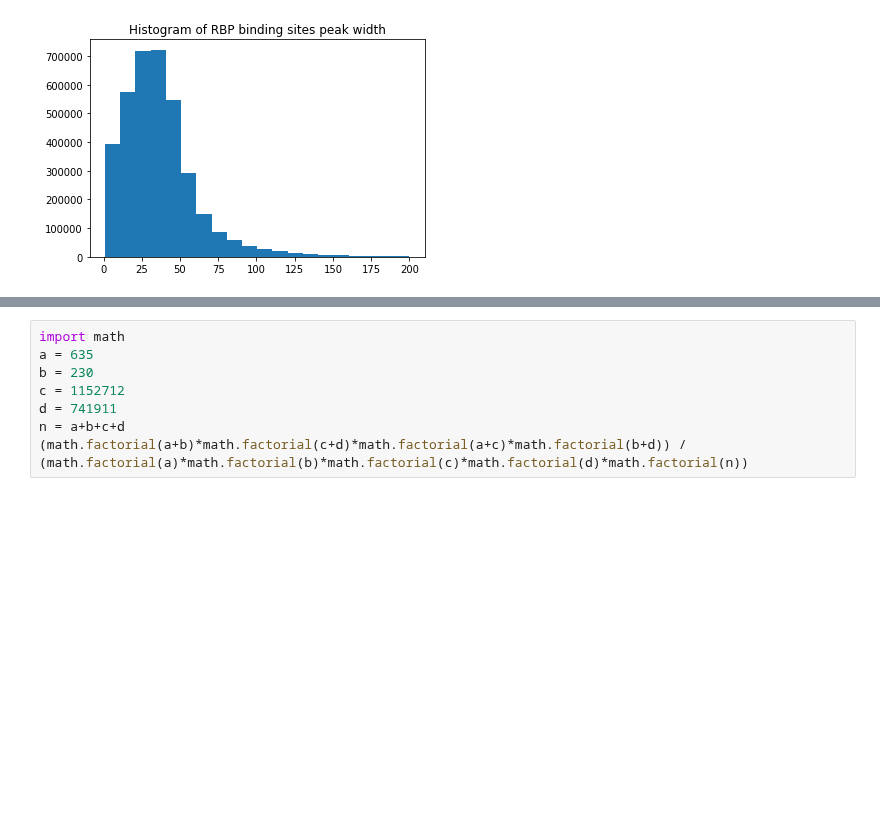
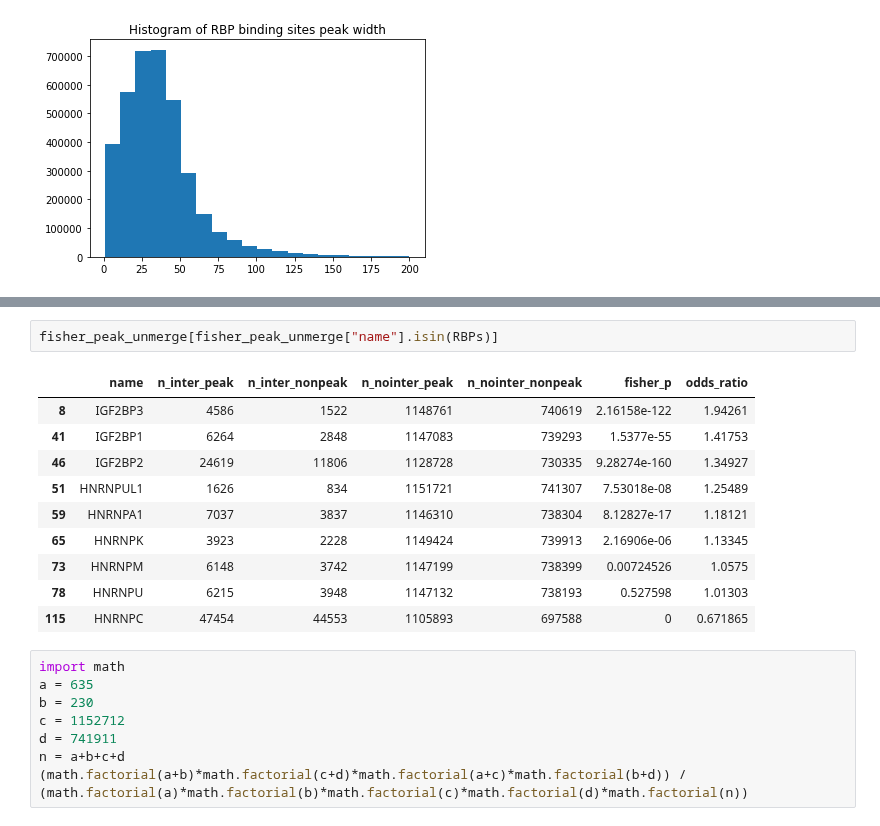
Before and after one commit to xinhe-lab/m6A-ASE, a Jupyter notebook: peaks.ipynb, the cells around one changed output, grey strips where cells are left out. Cells and saved outputs as stored; diff of their text form; blank space fills up the shorter version.

```diff
--- a/peaks.ipynb
+++ b/peaks.ipynb
@@ -127,3 +159,16 @@ intersect_count.sort_values(by = ["odds_ratio"], ascending = False)
+# %%
+fisher_peak_unmerge[fisher_peak_unmerge["name"].isin(RBPs)]
+# %% [output]
+|  | name | n_inter_peak | n_inter_nonpeak | n_nointer_peak | n_nointer_nonpeak | fisher_p | odds_ratio |
+| 8 | IGF2BP3 | 4586 | 1522 | 1148761 | 740619 | 2.16158e-122 | 1.94261 |
+| 41 | IGF2BP1 | 6264 | 2848 | 1147083 | 739293 | 1.5377e-55 | 1.41753 |
+| 46 | IGF2BP2 | 24619 | 11806 | 1128728 | 730335 | 9.28274e-160 | 1.34927 |
+| 51 | HNRNPUL1 | 1626 | 834 | 1151721 | 741307 | 7.53018e-08 | 1.25489 |
+| 59 | HNRNPA1 | 7037 | 3837 | 1146310 | 738304 | 8.12827e-17 | 1.18121 |
+| 65 | HNRNPK | 3923 | 2228 | 1149424 | 739913 | 2.16906e-06 | 1.13345 |
+| 73 | HNRNPM | 6148 | 3742 | 1147199 | 738399 | 0.00724526 | 1.0575 |
+| 78 | HNRNPU | 6215 | 3948 | 1147132 | 738193 | 0.527598 | 1.01303 |
+| 115 | HNRNPC | 47454 | 44553 | 1105893 | 697588 | 0 | 0.671865 |
 # %%
 import math
 a = 635
```
Also changed, not shown: parts of 24 cells of this notebook.
